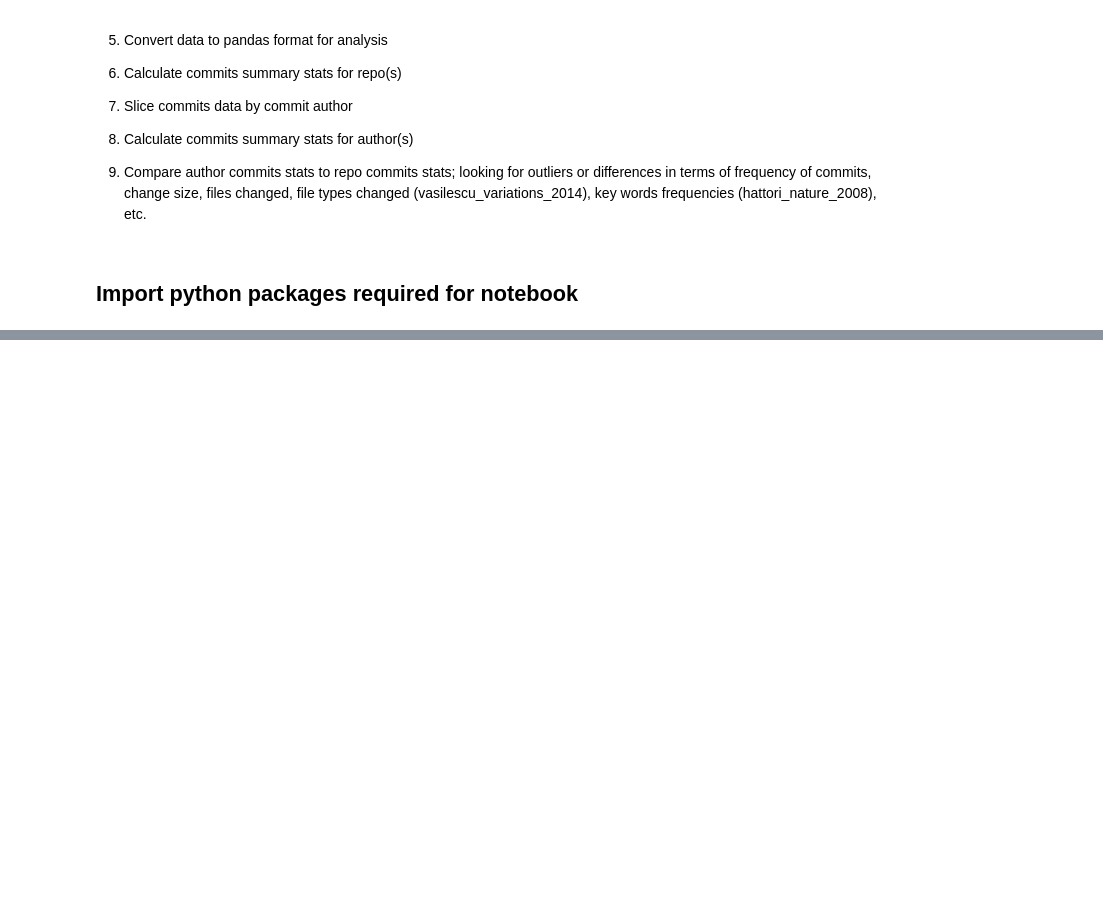
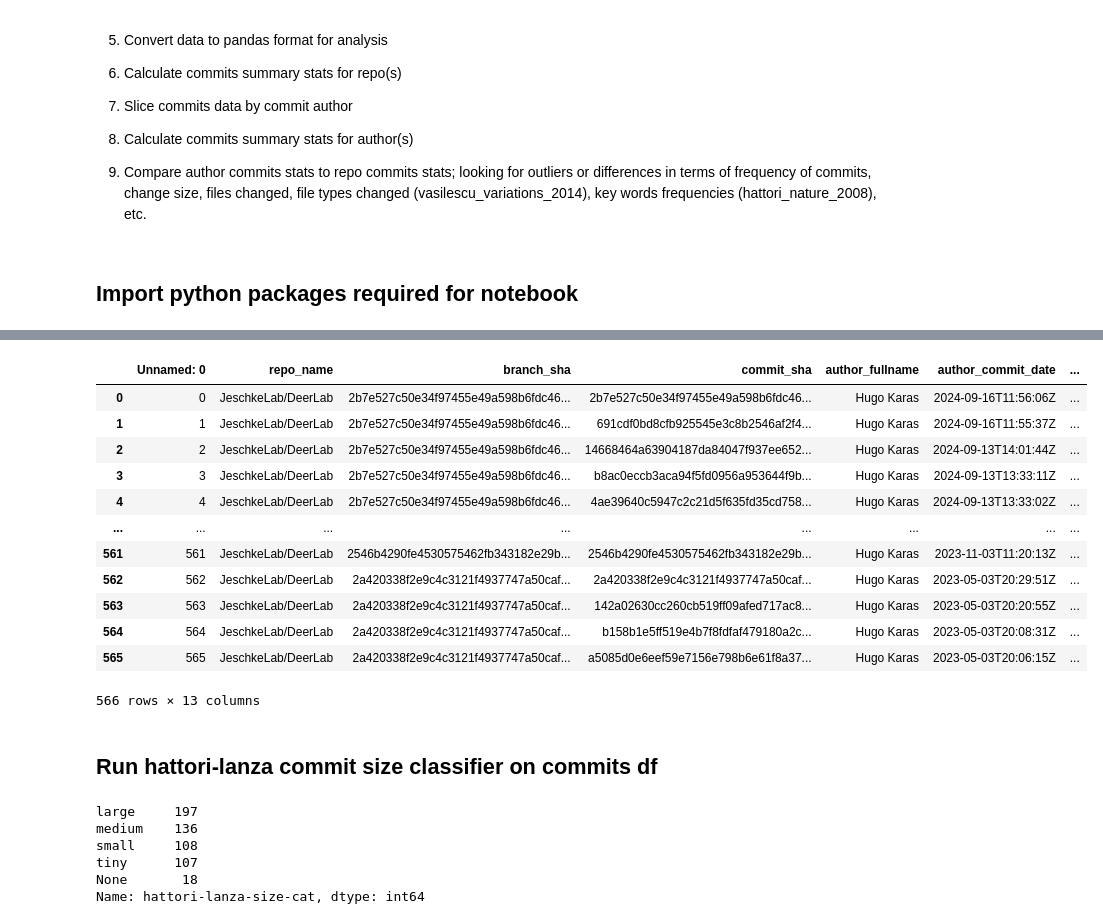
Before and after one commit to FlicAnderson/RSE-personas, a Jupyter notebook: githubanalysis/notebooks/commits.ipynb, the cells around one changed output, grey strips where cells are left out. Drawn from its saved outputs; the diff is of its cells as text; code cells hidden in the pictures; blank space fills up the shorter version.

```diff
--- a/githubanalysis/notebooks/commits.ipynb
+++ b/githubanalysis/notebooks/commits.ipynb
@@ -532,0 +262,15 @@ Name: author_dev, dtype: int64
+# %%
+logger = loggit.get_default_logger(console=True, set_level_to='DEBUG', log_name='../../logs/hattori_lanza_commit_content_classification_NOTEBOOK_logs.txt')
+hattorilanzaclassifier = Hattori_Lanza_Content_Classification(logger=logger)
+
+results = []
+
+for msg in processed_commits['commit_message']:
+    rslt = hattorilanzaclassifier.hattori_lanza_commit_content_classification(msg)
+    results.append(rslt)
+
+#print(results)
+
+processed_commits['hattori_lanza_content_cat'] = results
+
+processed_commits['hattori_lanza_content_cat'].value_counts(dropna=False)
@@ -532,0 +301,35 @@ Name: author_dev, dtype: int64
+# %%
+processed_commits
+# %% [output]
+|  | Unnamed: 0 | repo_name | branch_sha | commit_sha | author_fullname | author_commit_date | ... |
+| 0 | 0 | JeschkeLab/DeerLab | 2b7e527c50e34f97455e49a598b6fdc46... | 2b7e527c50e34f97455e49a598b6fdc46... | Hugo Karas | 2024-09-16T11:56:06Z | ... |
+| 1 | 1 | JeschkeLab/DeerLab | 2b7e527c50e34f97455e49a598b6fdc46... | 691cdf0bd8cfb925545e3c8b2546af2f4... | Hugo Karas | 2024-09-16T11:55:37Z | ... |
+| 2 | 2 | JeschkeLab/DeerLab | 2b7e527c50e34f97455e49a598b6fdc46... | 14668464a63904187da84047f937ee652... | Hugo Karas | 2024-09-13T14:01:44Z | ... |
+| 3 | 3 | JeschkeLab/DeerLab | 2b7e527c50e34f97455e49a598b6fdc46... | b8ac0eccb3aca94f5fd0956a953644f9b... | Hugo Karas | 2024-09-13T13:33:11Z | ... |
+| 4 | 4 | JeschkeLab/DeerLab | 2b7e527c50e34f97455e49a598b6fdc46... | 4ae39640c5947c2c21d5f635fd35cd758... | Hugo Karas | 2024-09-13T13:33:02Z | ... |
+| ... | ... | ... | ... | ... | ... | ... | ... |
+| 561 | 561 | JeschkeLab/DeerLab | 2546b4290fe4530575462fb343182e29b... | 2546b4290fe4530575462fb343182e29b... | Hugo Karas | 2023-11-03T11:20:13Z | ... |
+| 562 | 562 | JeschkeLab/DeerLab | 2a420338f2e9c4c3121f4937747a50caf... | 2a420338f2e9c4c3121f4937747a50caf... | Hugo Karas | 2023-05-03T20:29:51Z | ... |
+| 563 | 563 | JeschkeLab/DeerLab | 2a420338f2e9c4c3121f4937747a50caf... | 142a02630cc260cb519ff09afed717ac8... | Hugo Karas | 2023-05-03T20:20:55Z | ... |
+| 564 | 564 | JeschkeLab/DeerLab | 2a420338f2e9c4c3121f4937747a50caf... | b158b1e5ff519e4b7f8fdfaf479180a2c... | Hugo Karas | 2023-05-03T20:08:31Z | ... |
+| 565 | 565 | JeschkeLab/DeerLab | 2a420338f2e9c4c3121f4937747a50caf... | a5085d0e6eef59e7156e798b6e61f8a37... | Hugo Karas | 2023-05-03T20:06:15Z | ... |
+566 rows × 13 columns
+# %% [markdown]
+## Run hattori-lanza commit size classifier on commits df
+# %%
+results = []
+
+for msg in processed_commits['n_changes']:
+    rslt = sizecat.hattori_lanza_commit_size_classification(commit_size = msg)
+    results.append(rslt)
+
+#print(results)
+processed_commits['hattori-lanza-size-cat'] = results
+processed_commits['hattori-lanza-size-cat'].value_counts(dropna=False)
+# %% [output]
+large     197
+medium    136
+small     108
+tiny      107
+None       18
+Name: hattori-lanza-size-cat, dtype: int64
```
Also changed, not shown: parts of 42 cells of this notebook.
